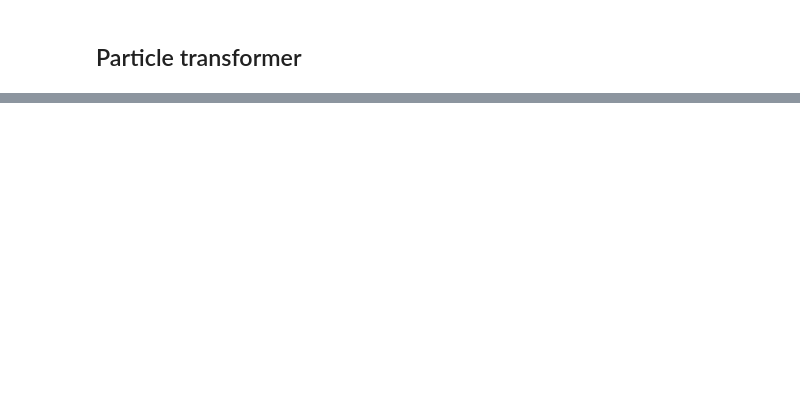
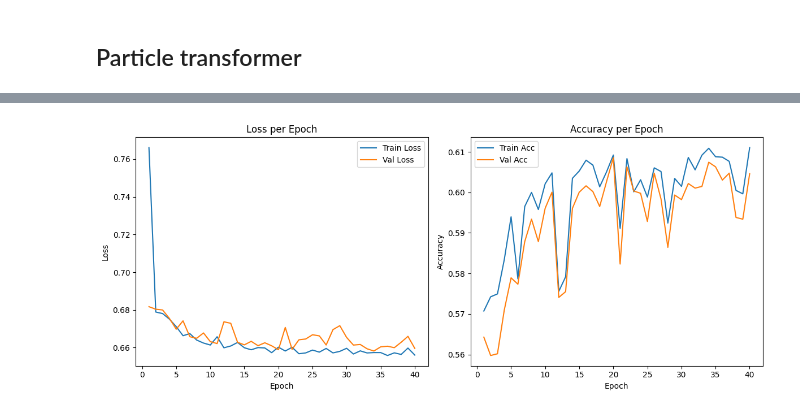
Before and after one commit to mghasemi19/Jet_charge_discrimination, a Jupyter notebook: transformer.ipynb, the cells around one changed output, grey strips where cells are left out. Cells and saved outputs as stored; diff of their text form; code cells hidden in the pictures; blank space fills up the shorter version.

Commit message:
Finished transformer model and training function

```diff
--- a/transformer.ipynb
+++ b/transformer.ipynb
@@ -365,0 +924,20 @@ if __name__ == "__main__":
+# %%
+# ----------------------------
+# 5) Example call
+# ----------------------------
+# X: (N, 68), Y: (N,) with labels 0/1
+def main():
+    model, device, history = train_model(
+        X, Y,
+        epochs=40,
+        batch_size=512,
+        log_every=25,
+        use_amp=True,
+        num_workers=0,   # now you can use >0 safely
+    )
+    return model, device, history
+
+if __name__ == "__main__":
+    import torch.multiprocessing as mp
+    mp.freeze_support()   # important on Windows
+    model, device, history = main()
@@ -365,0 +965,29 @@ if __name__ == "__main__":
+# %%
+import matplotlib.pyplot as plt
+
+epochs = range(1, len(history["train_loss"]) + 1)
+
+plt.figure(figsize=(12,5))
+
+# ----- Loss -----
+plt.subplot(1,2,1)
+plt.plot(epochs, history["train_loss"], label="Train Loss")
+plt.plot(epochs, history["val_loss"], label="Val Loss")
+plt.xlabel("Epoch")
+plt.ylabel("Loss")
+plt.title("Loss per Epoch")
+plt.legend()
+
+# ----- Accuracy -----
+plt.subplot(1,2,2)
+plt.plot(epochs, history["train_acc"], label="Train Acc")
+plt.plot(epochs, history["val_acc"], label="Val Acc")
+plt.xlabel("Epoch")
+plt.ylabel("Accuracy")
+plt.title("Accuracy per Epoch")
+plt.legend()
+
+plt.tight_layout()
+plt.show()
+# %% [output]
+[figure, added]
```
Also changed, not shown: parts of 11 cells of this notebook.
